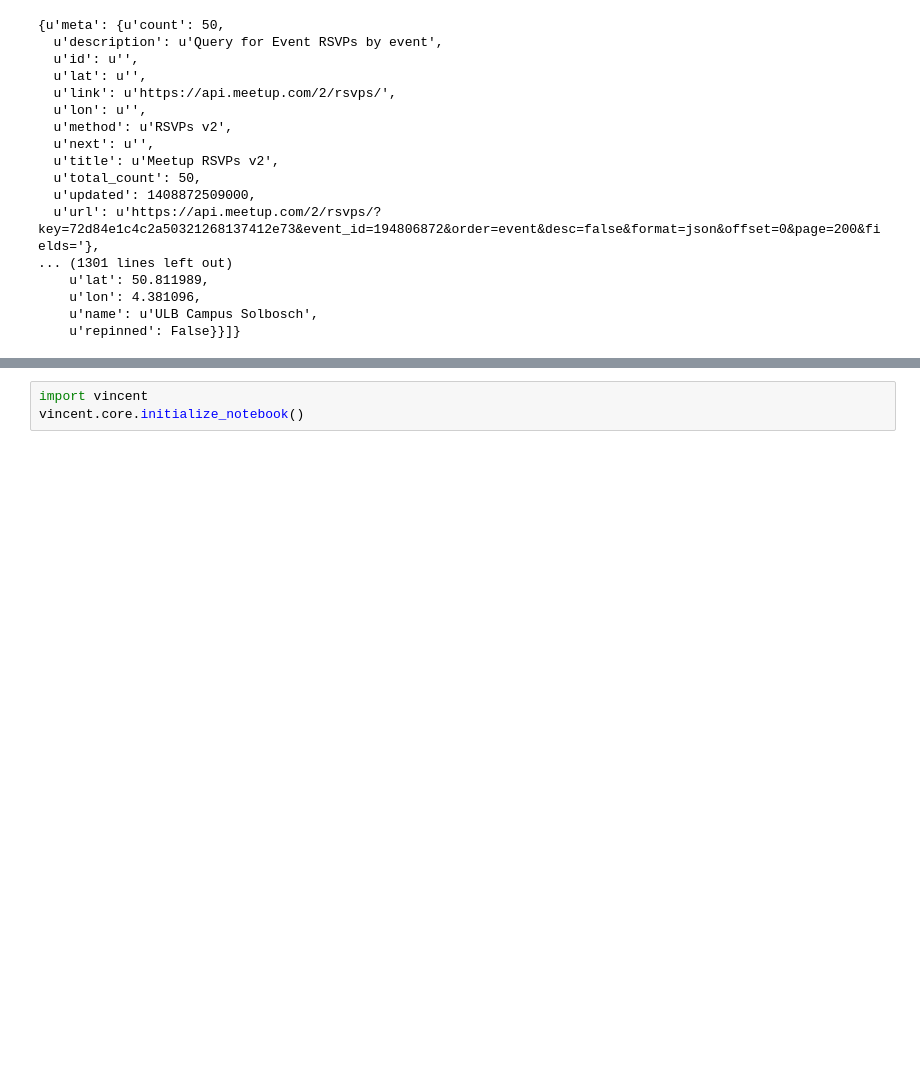
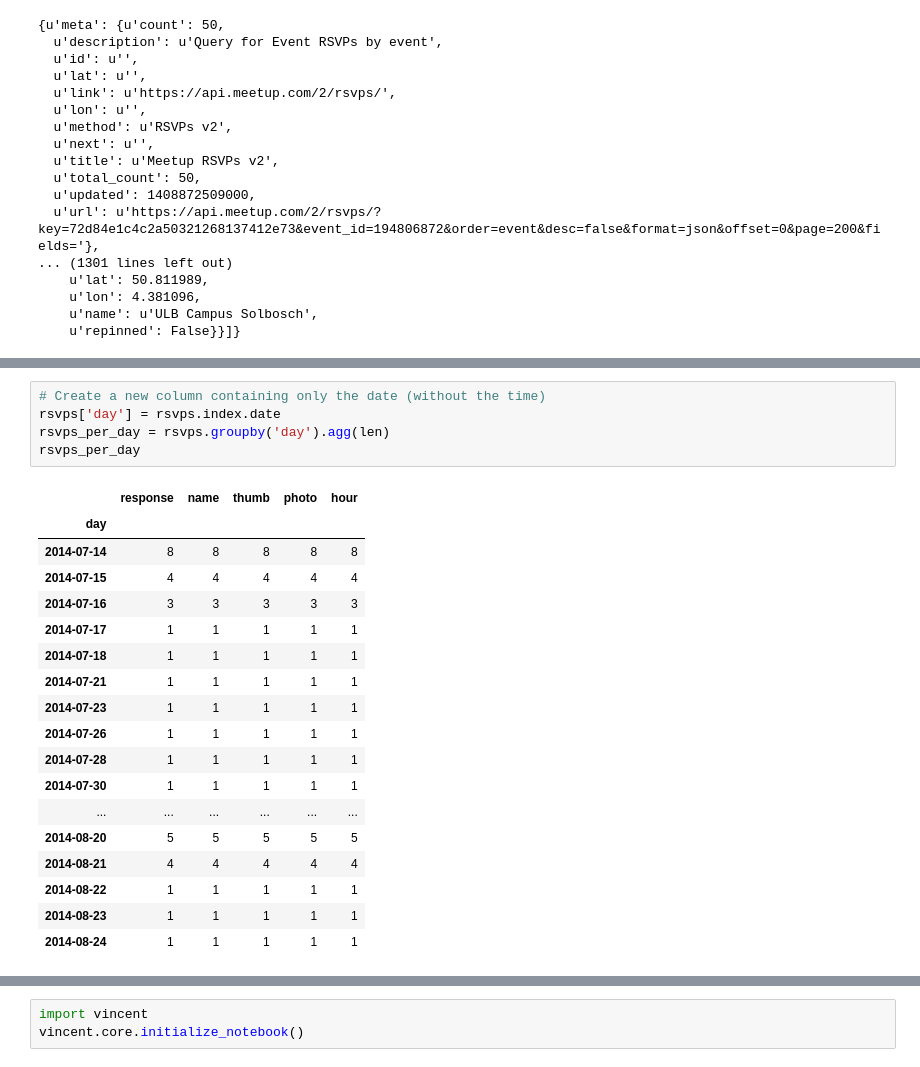
Before and after one commit to OpenTechSchool-Brussels/IPython-Pandas, a Jupyter notebook: notebooks/Pandas.ipynb, the cells around one changed output, grey strips where cells are left out. Drawn from its saved outputs; the diff is of its cells as text; blank space fills up the shorter version.

```diff
--- a/notebooks/Pandas.ipynb
+++ b/notebooks/Pandas.ipynb
@@ -163,0 +158,24 @@ rsvps.head(5)
+# %%
+# Create a new column containing only the date (without the time)
+rsvps['day'] = rsvps.index.date
+rsvps_per_day = rsvps.groupby('day').agg(len)
+rsvps_per_day
+# %% [output]
+|  | response | name | thumb | photo | hour |
+| day |  |  |  |  |  |
+| 2014-07-14 | 8 | 8 | 8 | 8 | 8 |
+| 2014-07-15 | 4 | 4 | 4 | 4 | 4 |
+| 2014-07-16 | 3 | 3 | 3 | 3 | 3 |
+| 2014-07-17 | 1 | 1 | 1 | 1 | 1 |
+| 2014-07-18 | 1 | 1 | 1 | 1 | 1 |
+| 2014-07-21 | 1 | 1 | 1 | 1 | 1 |
+| 2014-07-23 | 1 | 1 | 1 | 1 | 1 |
+| 2014-07-26 | 1 | 1 | 1 | 1 | 1 |
+| 2014-07-28 | 1 | 1 | 1 | 1 | 1 |
+| 2014-07-30 | 1 | 1 | 1 | 1 | 1 |
+| ... | ... | ... | ... | ... | ... |
+| 2014-08-20 | 5 | 5 | 5 | 5 | 5 |
+| 2014-08-21 | 4 | 4 | 4 | 4 | 4 |
+| 2014-08-22 | 1 | 1 | 1 | 1 | 1 |
+| 2014-08-23 | 1 | 1 | 1 | 1 | 1 |
+| 2014-08-24 | 1 | 1 | 1 | 1 | 1 |
```
Also changed, not shown: parts of 27 cells of this notebook.
